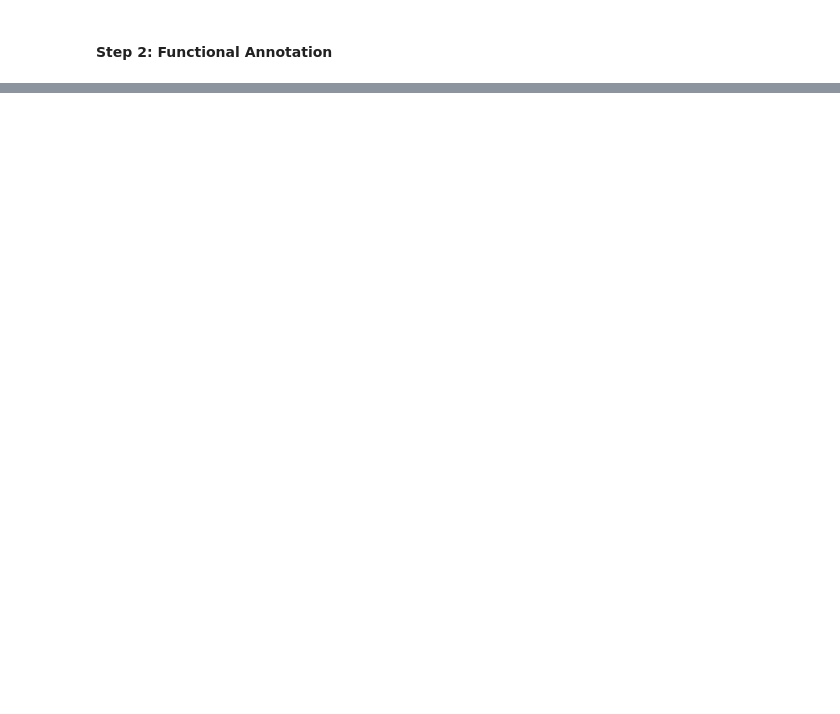
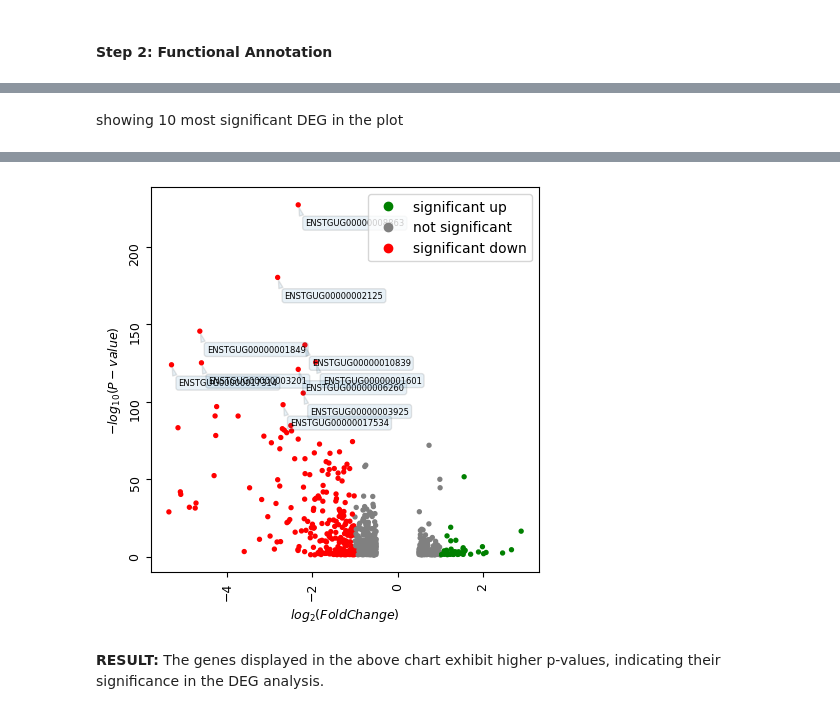
Before and after one commit to amirezzati/bioinformatics-project, a Jupyter notebook: the-songbird-study/SongBirdStudy.ipynb, the cells around one changed output, grey strips where cells are left out. Saved outputs shown, nothing was run; the diff lists cells and outputs as text; code cells hidden in the pictures; blank space fills up the shorter version.

```diff
--- a/the-songbird-study/SongBirdStudy.ipynb
+++ b/the-songbird-study/SongBirdStudy.ipynb
@@ -1465,0 +1508,3 @@ Requirement already satisfied: six>=1.5 in /usr/local/lib/python3.10/dist-packag
+# %%
+most_sign = tuple(sigs.sort_values(by='padj').geneID[:10])
+most_sign
@@ -1465,0 +1543,5 @@ Requirement already satisfied: six>=1.5 in /usr/local/lib/python3.10/dist-packag
+# %% [markdown]
+showing 10 most significant DEG in the plot
+# %%
+visuz.GeneExpression.volcano(df=sigs, lfc='log2FoldChange', pv='padj', show=True, plotlegend=True, geneid="geneID", genenames=most_sign, gstyle=2)
+# %% [output]
@@ -1465,0 +1565,3 @@ Requirement already satisfied: six>=1.5 in /usr/local/lib/python3.10/dist-packag
+[figure, added]
+# %% [markdown]
+**RESULT:** The genes displayed in the above chart exhibit higher p-values, indicating their significance in the DEG analysis.
```
Also changed, not shown: parts of 16 cells of this notebook.
